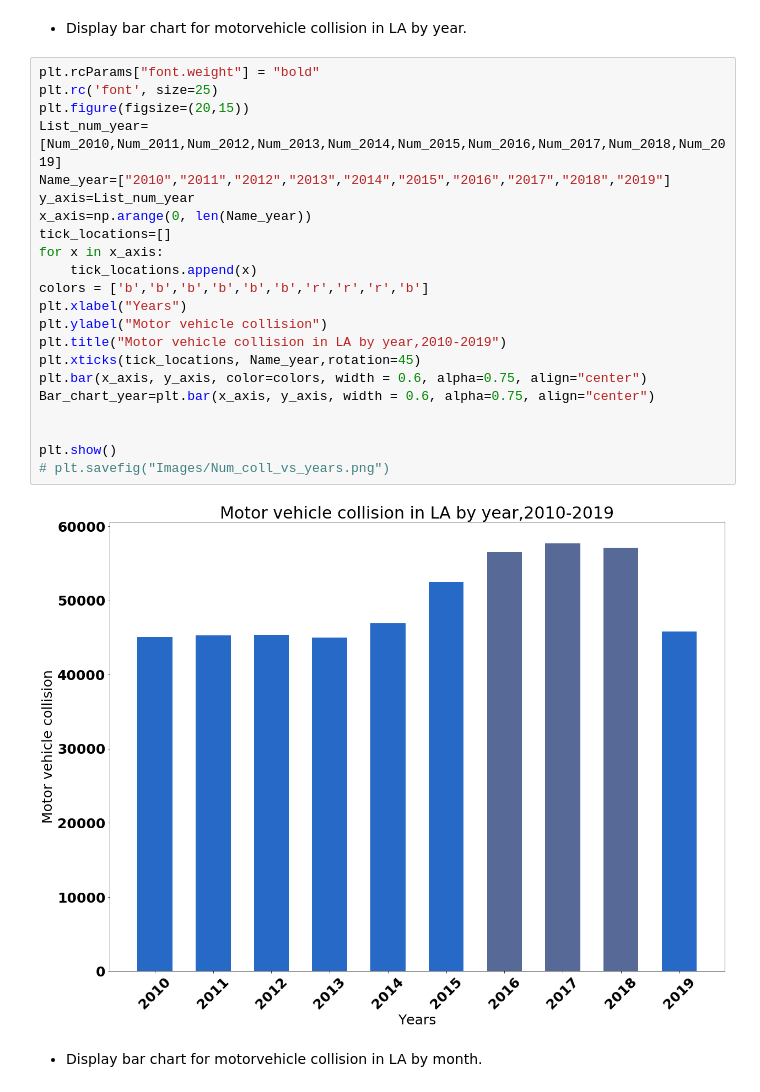
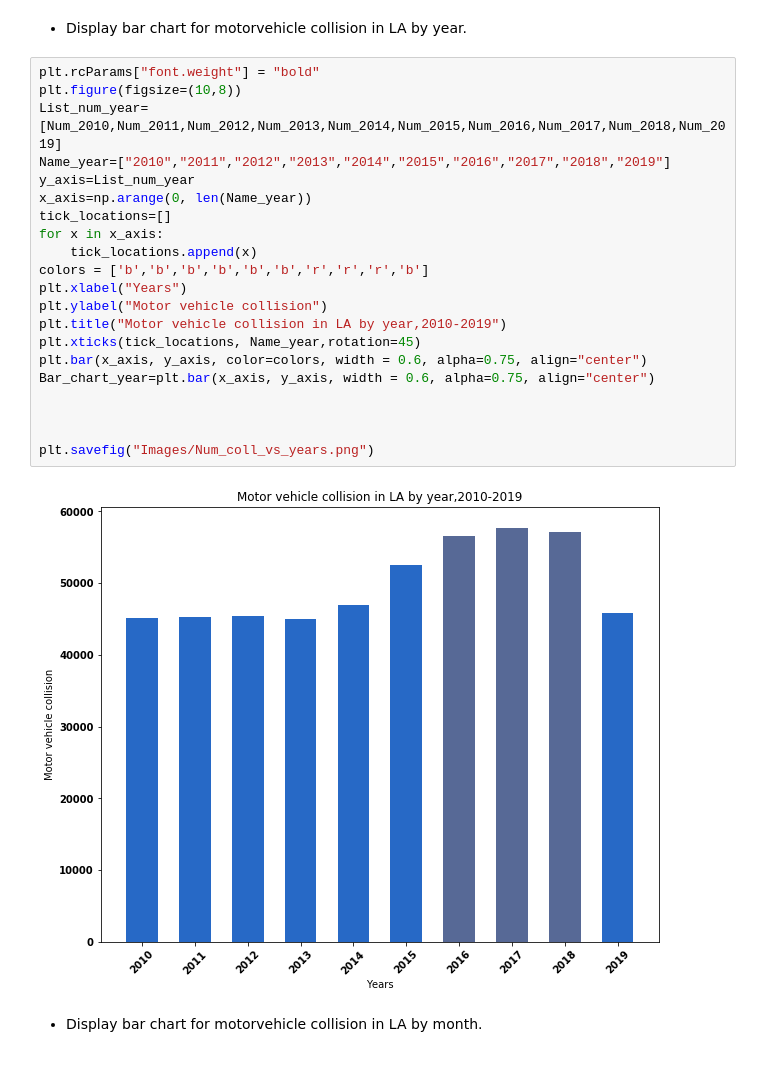
Before and after one commit to Armayni/ProjectOne, a Jupyter notebook: TrendAnalysis_motorVehicleAccidents.ipynb, the cells around one changed output. Cells and saved outputs as stored; diff of their text form.

```diff
--- a/TrendAnalysis_motorVehicleAccidents.ipynb
+++ b/TrendAnalysis_motorVehicleAccidents.ipynb
@@ -150,28 +153,27 @@ Num_2019=len(year_2019)
 *  Display bar chart for motorvehicle collision in LA by year.
 # %%
 plt.rcParams["font.weight"] = "bold"
-plt.rc('font', size=25)
-plt.figure(figsize=(20,15))
+plt.figure(figsize=(10,8))
 List_num_year=[Num_2010,Num_2011,Num_2012,Num_2013,Num_2014,Num_2015,Num_2016,Num_2017,Num_2018,Num_2019]
 Name_year=["2010","2011","2012","2013","2014","2015","2016","2017","2018","2019"]
 y_axis=List_num_year
 x_axis=np.arange(0, len(Name_year))
 tick_locations=[]
 for x in x_axis:
     tick_locations.append(x)
 colors = ['b','b','b','b','b','b','r','r','r','b']
 plt.xlabel("Years")
 plt.ylabel("Motor vehicle collision")
 plt.title("Motor vehicle collision in LA by year,2010-2019")
 plt.xticks(tick_locations, Name_year,rotation=45)
 plt.bar(x_axis, y_axis, color=colors, width = 0.6, alpha=0.75, align="center")
 Bar_chart_year=plt.bar(x_axis, y_axis, width = 0.6, alpha=0.75, align="center")
 
 
-plt.show()
-# plt.savefig("Images/Num_coll_vs_years.png")
+
+plt.savefig("Images/Num_coll_vs_years.png")
 # %% [output]
-[figure, old version]
+[figure, new version]
 # %% [markdown]
 *  Display bar chart for motorvehicle collision in LA by month.
 # %%
```
Also changed, not shown: parts of 34 cells of this notebook.
